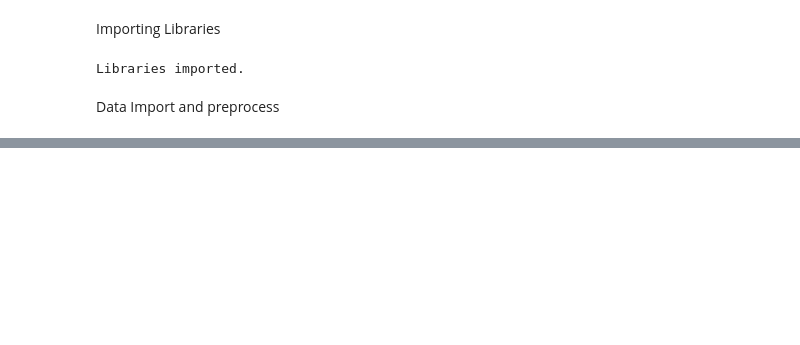
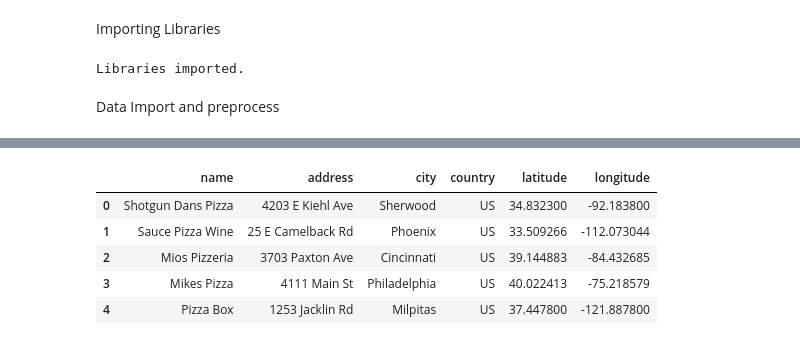
Before and after one commit to naveen1973/Coursera_Capstone-1, a Jupyter notebook: Location Data Project/Location Based Revenue Prediction.ipynb, the cells around one changed output, grey strips where cells are left out. Drawn from its saved outputs; the diff is of its cells as text; code cells hidden in the pictures; blank space fills up the shorter version.

```diff
--- a/Location Data Project/Location Based Revenue Prediction.ipynb
+++ b/Location Data Project/Location Based Revenue Prediction.ipynb
@@ -38,0 +80,14 @@ FileNotFoundError: [Errno 2] File Datafiniti_Pizza_Restaurants_and_the_Pizza_The
+# %%
+df_filtered=df[['name','address','city','country','latitude','longitude']]
+# %%
+df_filtered.drop_duplicates(subset='name',keep=False,inplace=True)
+# %%
+df_filtered=df_filtered.reset_index().drop('index',axis=1)
+df_filtered.head()
+# %% [output]
+|  | name | address | city | country | latitude | longitude |
+| 0 | Shotgun Dans Pizza | 4203 E Kiehl Ave | Sherwood | US | 34.832300 | -92.183800 |
+| 1 | Sauce Pizza Wine | 25 E Camelback Rd | Phoenix | US | 33.509266 | -112.073044 |
+| 2 | Mios Pizzeria | 3703 Paxton Ave | Cincinnati | US | 39.144883 | -84.432685 |
+| 3 | Mikes Pizza | 4111 Main St | Philadelphia | US | 40.022413 | -75.218579 |
+| 4 | Pizza Box | 1253 Jacklin Rd | Milpitas | US | 37.447800 | -121.887800 |
```
Also changed, not shown: parts of 18 cells of this notebook, 2 other files.
